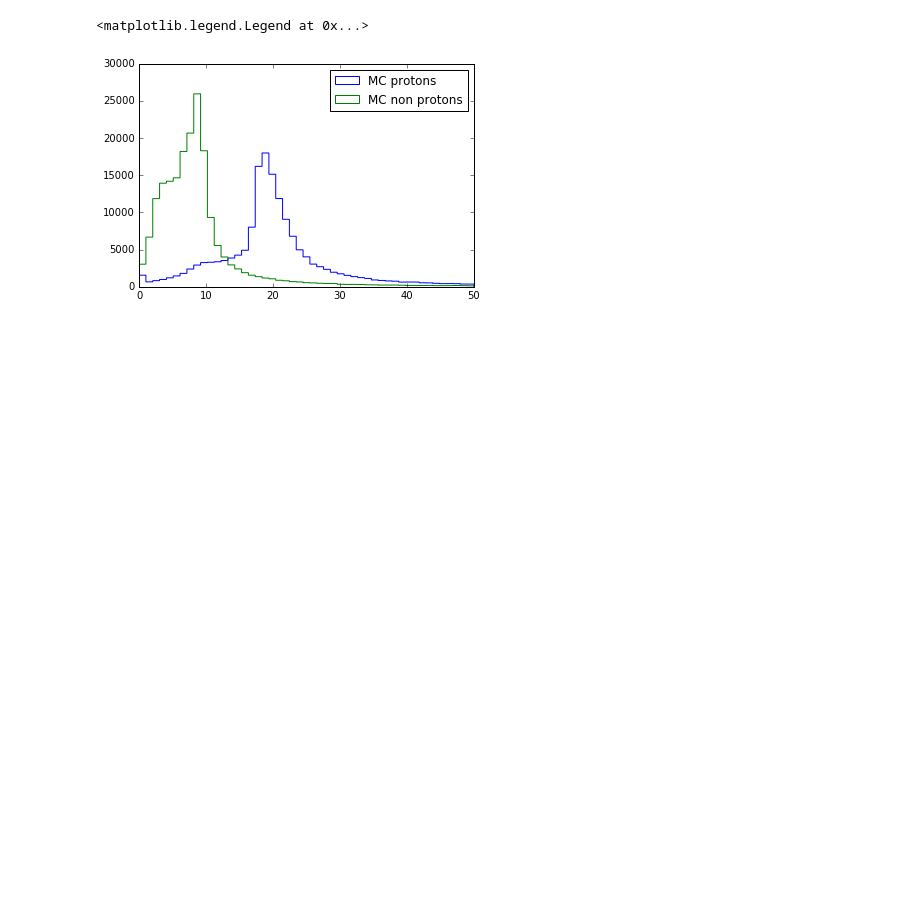
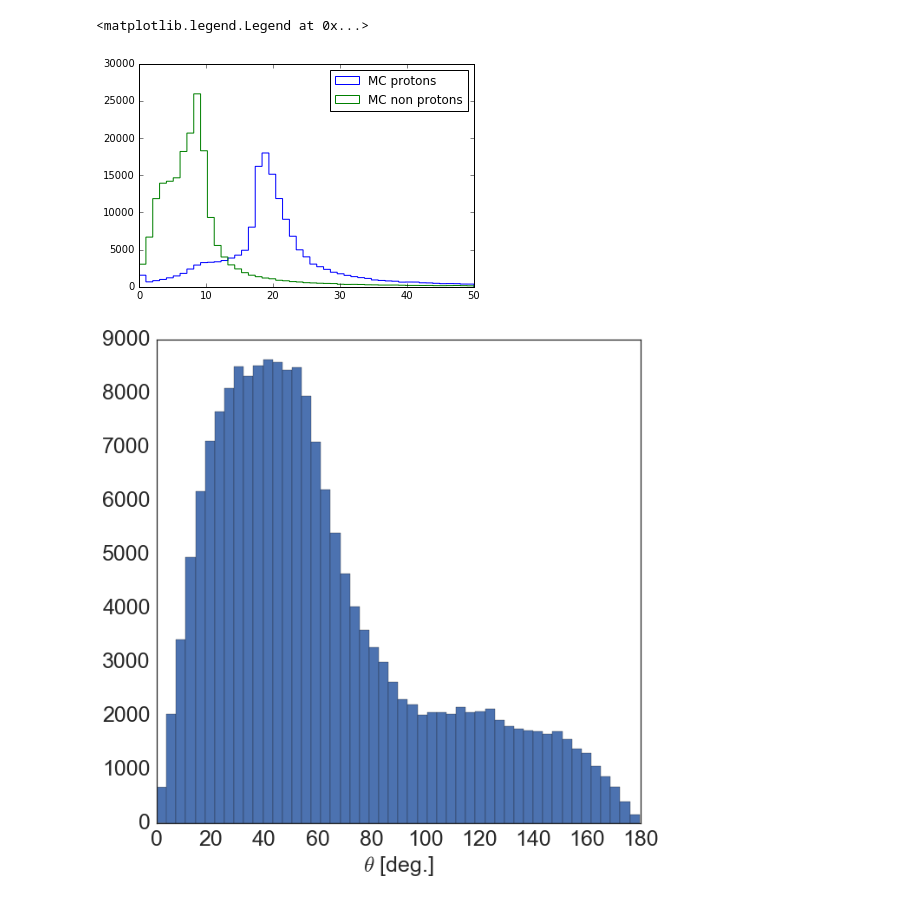
Before and after one commit to erezcoh4/AnalysisTreesInformation, a Jupyter notebook: AnaTreesPackage/notebooks/MC_BNB_anatrees_plots.ipynb, the cells around one changed output. Drawn from its saved outputs; the diff is of its cells as text; code cells hidden in the pictures; blank space fills up the shorter version.

```diff
--- a/AnaTreesPackage/notebooks/MC_BNB_anatrees_plots.ipynb
+++ b/AnaTreesPackage/notebooks/MC_BNB_anatrees_plots.ipynb
@@ -13,3 +17,7 @@ plt.legend()
 # %% [output]
 <matplotlib.legend.Legend at 0x...>
 [figure]
+# %%
+pt.plot_1d_hist(180/3.1415*data_protons.theta,bins=50,histtype='bar',xlabel='$\\theta$ [deg.]')
+# %% [output]
+[figure, added]
```
Also changed, not shown: parts of 6 cells of this notebook, 4 other files.
